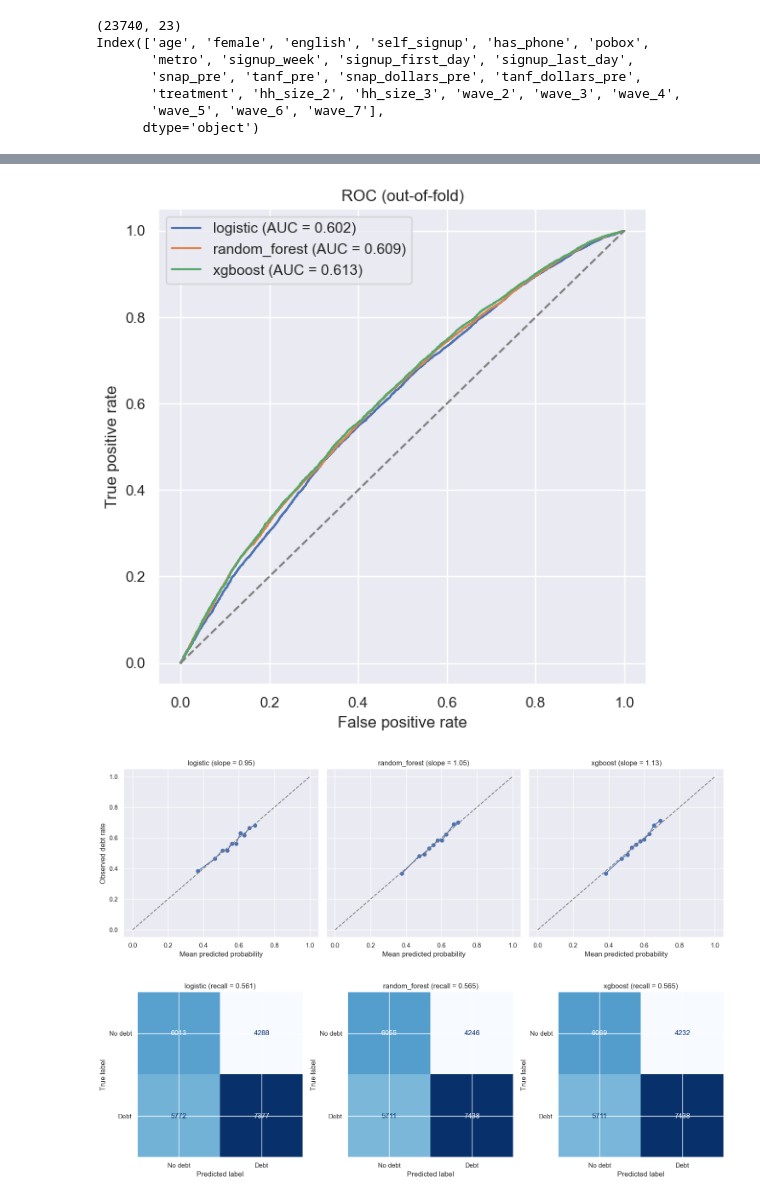
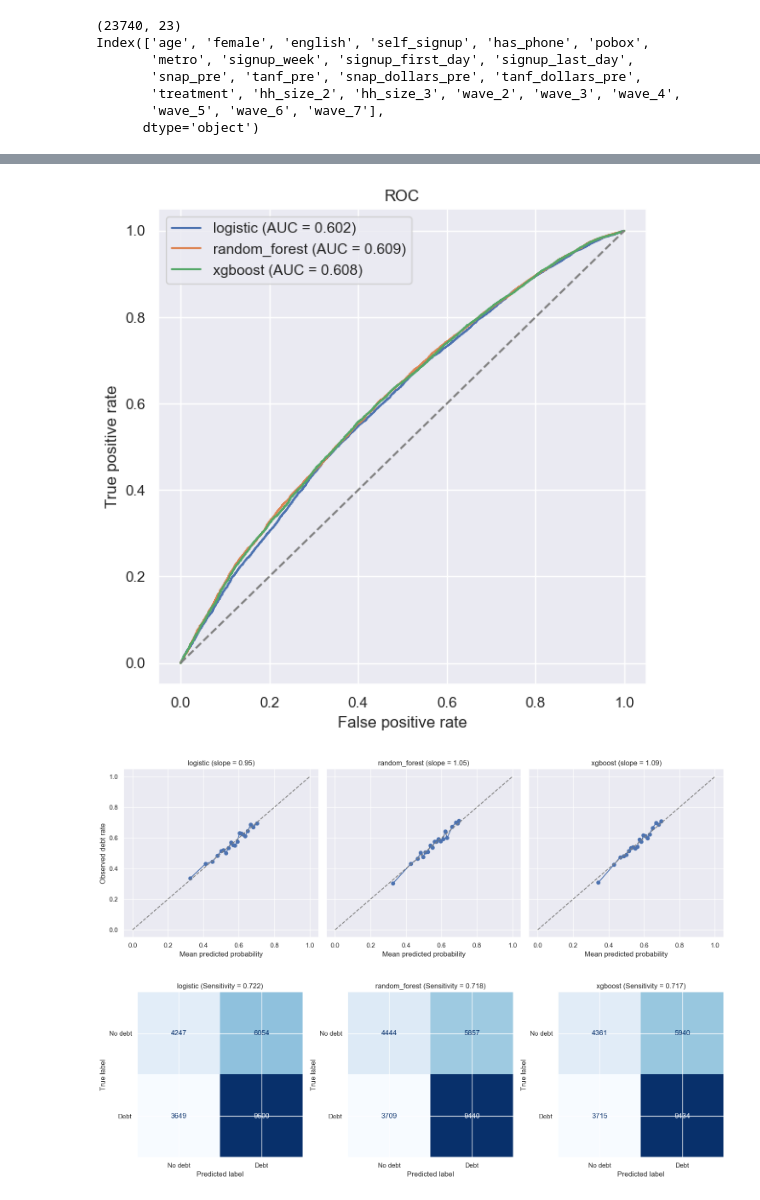
Before and after one commit to chaycereed/ohie-medicaid-policy-simulation, a Jupyter notebook: notebook/ohie_medicaid_policy_simulation.ipynb, the cells around one changed output, grey strips where cells are left out. Drawn from its saved outputs; the diff is of its cells as text; code cells hidden in the pictures.

Commit message:
OHIE MPS: Added ML visualizations and started causal inference section

```diff
--- a/notebook/ohie_medicaid_policy_simulation.ipynb
+++ b/notebook/ohie_medicaid_policy_simulation.ipynb
@@ -1199,36 +1271,54 @@ overfit_check.round(3)
 # %%
+# Lets compare our three models using an ROC curve on the out-of-fold predictions
 fig, ax = plt.subplots(figsize = (6, 6))
+# First, loop through each classification model (logistic regression, random forest, and xgboost)
+# and determine the false positive rate and true positive rate using the roc_curve() sklearn function
+# Then, we can plot each one, along with its text label / legend
 for name in classification_models:
     fpr, tpr, _ = roc_curve(y_fit, oof[name])
-    ax.plot(fpr, tpr, label = f"{name} (AUC = {classification_metrics.loc[name, "auc"]:.3f})")
+    ax.plot(fpr, tpr, label = f"{name} (AUC = {classification_metrics.loc[name, "AUC"]:.3f})")
+# For reference, also plot the 0.5 line
 ax.plot([0, 1], [0, 1], linestyle = "--", color = "grey")
+# Add x and y axis labels, and a plot title
 ax.set_xlabel("False positive rate")
 ax.set_ylabel("True positive rate")
-ax.set_title("ROC (out-of-fold)")
+ax.set_title("ROC")
+# Add the legend, using the label created earlier
 ax.legend()
 plt.tight_layout()
 # %% [output]
-[figure, old version]
+[figure, new version]
 # %%
+# Next, lets check and compare the calibration curves of each model
 fig, axes = plt.subplots(1, 3, figsize = (15, 5), sharey = True)
 for ax, name in zip(axes, classification_models):
-    frac_props, mean_pred = calibration_curve(y_fit, oof[name], n_bins = 10, strategy = "quantile")
+    # Split respondents into 20 bins (by predicted probability), and determine the mean prediction for each bin
+    frac_props, mean_pred = calibration_curve(y_fit, oof[name], n_bins = 20, strategy = "quantile")
+    # Plot the bins mean prediction vs observed debt rate
     ax.plot(mean_pred, frac_props, marker = "o")
+    # Add a reference line for perfect calibration
     ax.plot([0, 1], [0, 1], linestyle = "--", color = "grey")
-    ax.set_title(f"{name} (slope = {classification_metrics.loc[name, 'cal_slope']:.2f})")
+    # Add a title, including the calibration slope for each model
+    ax.set_title(f"{name} (slope = {classification_metrics.loc[name, 'Calibration Slope']:.2f})")
     ax.set_xlabel("Mean predicted probability")
+# Add one y axis label, to apply across all three plots (since its consistent, and reduces clutter)
 axes[0].set_ylabel("Observed debt rate")
 plt.tight_layout()
 # %% [output]
-[figure, old version]
+[figure, new version]
 # %%
+# Lets create a confusion matrix for each model
 fig, axes = plt.subplots(1, 3, figsize = (15, 6))
 for ax, name in zip(axes, classification_models):
-    pred = (oof[name] >= classification_metrics.loc[name, "threshold"]).astype(int)
+    # Turn the out-of-fold probabilities into 0/1 labels at the selected threshold
+    pred = (oof[name] >= classification_metrics.loc[name, "Threshold"]).astype(int)
+    # Create the confusion matrix
     cm = confusion_matrix(y_fit, pred)
+    # Display the confusion matrix
     ConfusionMatrixDisplay(cm, display_labels = ["No debt", "Debt"]).plot(cmap = "Blues", ax = ax, colorbar = False)
-    ax.set_title(f"{name} (recall = {classification_metrics.loc[name, "recall"]:.3f})")
+    # Add a title, including the value for sensitivity, since that is our priority metric
+    ax.set_title(f"{name} (Sensitivity = {classification_metrics.loc[name, "Sensitivity"]:.3f})")
 plt.tight_layout()
 # %% [output]
-[figure, old version]
+[figure, new version]
 # %%
```
Also changed, not shown: parts of 37 cells of this notebook.
